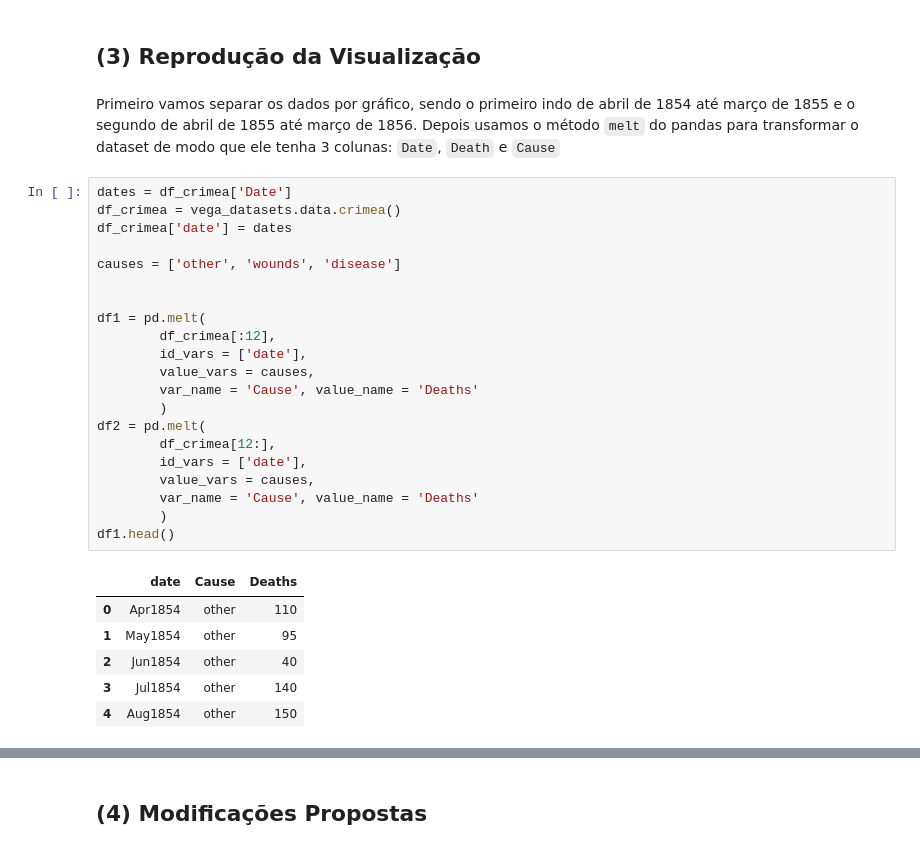
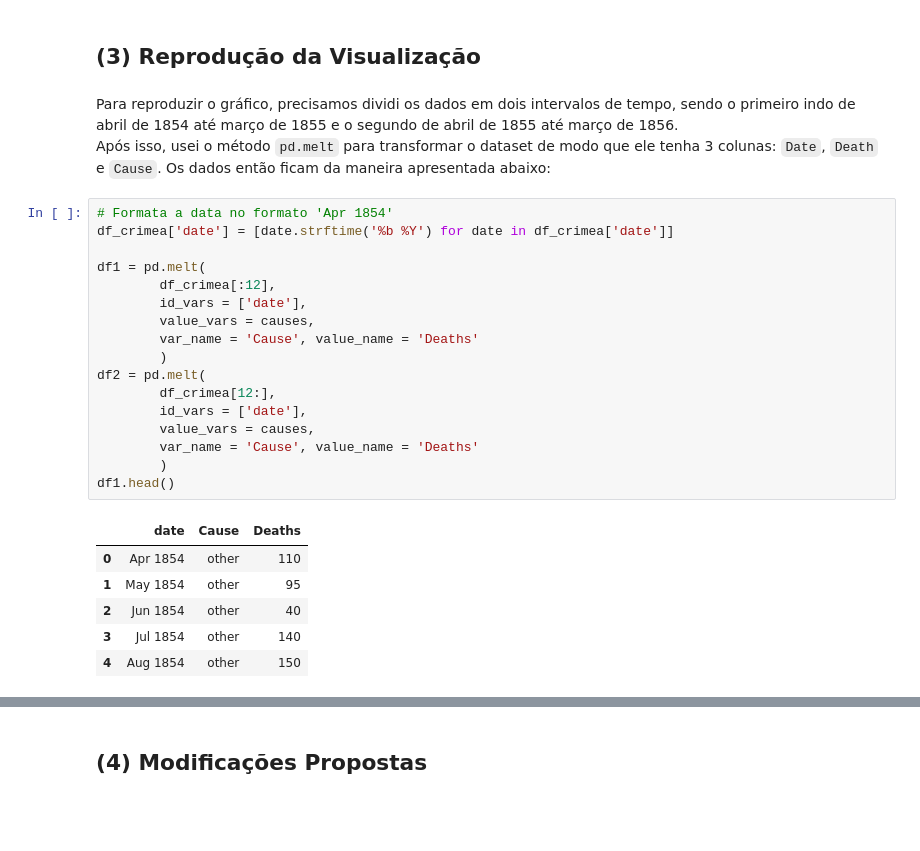
Before and after one commit to GDevigili/information-visualization-homeworks, a Jupyter notebook: trabalho_2/trabalho_2.ipynb, the cells around one changed output, grey strips where cells are left out. Cells and saved outputs as stored; diff of their text form; blank space fills up the shorter version.

Commit message:
Modificações finais no gráfico de Nightingale

```diff
--- a/trabalho_2/trabalho_2.ipynb
+++ b/trabalho_2/trabalho_2.ipynb
@@ -117,33 +55,29 @@ df_crimea_melted.head()
 # %% [markdown]
 ## (3) Reprodução da Visualização
 # %% [markdown]
-Primeiro vamos separar os dados por gráfico, sendo o primeiro indo de abril de 1854 até março de 1855 e o segundo de abril de 1855 até março de 1856.
-Depois usamos o método `melt` do pandas para transformar o dataset de modo que ele tenha 3 colunas: `Date`, `Death` e `Cause`
+Para reproduzir o gráfico, precisamos dividi os dados em dois intervalos de tempo, sendo o primeiro indo de abril de 1854 até março de 1855 e o segundo de abril de 1855 até março de 1856.<br>
+Após isso, usei o método `pd.melt` para transformar o dataset de modo que ele tenha 3 colunas: `Date`, `Death` e `Cause`. Os dados então ficam da maneira apresentada abaixo:
 # %%
-dates = df_crimea['Date']
-df_crimea = vega_datasets.data.crimea()
-df_crimea['date'] = dates
-
-causes = ['other', 'wounds', 'disease']
-
+# Formata a data no formato 'Apr 1854'
+df_crimea['date'] = [date.strftime('%b %Y') for date in df_crimea['date']]
 
 df1 = pd.melt(
         df_crimea[:12],
         id_vars = ['date'],
         value_vars = causes,
         var_name = 'Cause', value_name = 'Deaths'
         )
 df2 = pd.melt(
         df_crimea[12:],
         id_vars = ['date'],
         value_vars = causes,
         var_name = 'Cause', value_name = 'Deaths'
         )
 df1.head()
 # %% [output]
 |  | date | Cause | Deaths |
-| 0 | Apr1854 | other | 110 |
-| 1 | May1854 | other | 95 |
-| 2 | Jun1854 | other | 40 |
-| 3 | Jul1854 | other | 140 |
-| 4 | Aug1854 | other | 150 |
+| 0 | Apr 1854 | other | 110 |
+| 1 | May 1854 | other | 95 |
+| 2 | Jun 1854 | other | 40 |
+| 3 | Jul 1854 | other | 140 |
+| 4 | Aug 1854 | other | 150 |
```
Also changed, not shown: parts of 10 cells of this notebook.
